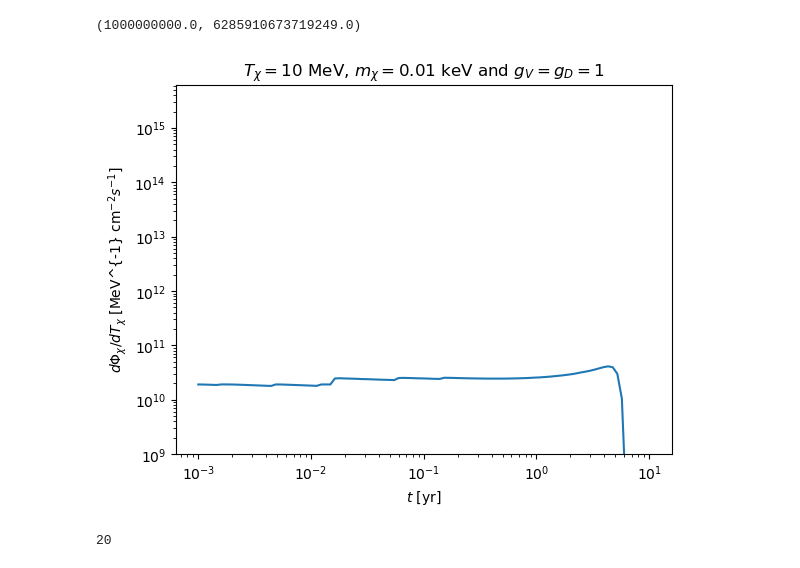
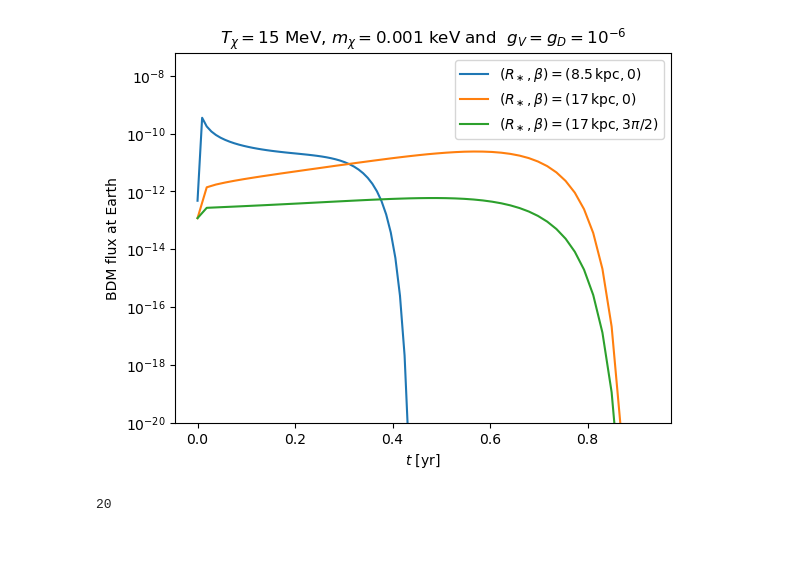
Before and after one commit to yenhsunlin/SNnuBDM2, a Jupyter notebook: src/snvbdm.ipynb, the cells around one changed output. Cells and saved outputs as stored; diff of their text form; code cells hidden in the pictures.

```diff
--- a/src/snvbdm.ipynb
+++ b/src/snvbdm.ipynb
@@ -263,22 +136,0 @@ Object `maxtheta` not found.
-# %%
-Rstar = 8.5
-Tx = 10
-mx = 1
-mV = mx/3
-theta_ls = np.logspace(-2,np.log10(np.pi/2),20)
-phi_ls = np.linspace(0,2*np.pi,20)
-bdmflux_legacy = []
-time_ls = np.logspace(np.log10(yr2s)-3,np.log10(yr2s)+2.3,10)
-i = 1
-for t in time_ls:
-    def f(x):
-        theta = x[0]
-        return 2*np.pi*get_BDMflux_theta_legacy(t,Tx,mx,Rstar,theta,0,0)
-        #if ~np.isnan(flux):
-        #    return flux
-        #else: return 0
-    integ = vegas.Integrator([[0, np.pi]])
-    result = integ(f,nitn=10,neval=1000)
-    bdmflux_legacy.append(result.mean)
-    print(i,end='\r')
-    i+=1
@@ -323,14 +204,17 @@ for t in time_ls:
 # %%
-plt.plot(time_ls/yr2s,np.array(bdmflux))
-plt.xscale('log')
+plt.plot(time_ls1/yr2s,np.array(bdmflux1)*1e-24,label=r'$(R_\ast,\beta)=(8.5\,{\rm kpc},0)$')
+plt.plot(time_ls2/yr2s,bdmflux2*1e-24,label=r'$(R_\ast,\beta)=(17\,{\rm kpc},0)$')
+plt.plot(time_ls2/yr2s,bdmflux3*1e-24,label=r'$(R_\ast,\beta)=(17\,{\rm kpc},3\pi/2)$')
+#plt.xscale('log')
 plt.yscale('log')
 plt.xlabel(r'$t$ [yr]')
-plt.ylabel(r'$d\Phi_\chi/dT_\chi$ [MeV^{-1} cm$^{-2} s^{-1}$]')
-plt.title(f'$T_\chi = {Tx}$ MeV, $m_\chi = {mx}$ keV and $g_V=g_D=1$')
-plt.ylim(1e9,)
+plt.ylabel(r'BDM flux at Earth')
+plt.title(f'$T_\chi = {Tx}$ MeV, $m_\chi = {mx}$ keV and ' + ' $g_V=g_D=10^{-6}$')
+plt.legend()
+plt.ylim(1e-20)
+plt.savefig('flux_4.pdf',bbox_inches='tight')
 # %% [output]
-(1000000000.0, 6285910673719249.0)
-[figure, old version]
+[figure, new version]
 # %%
 #theta_ls = np.logspace(-5,np.log10(np.pi/2),50)
 #phi_ls = np.linspace(0,2*np.pi,20)
```
Also changed, not shown: parts of 27 cells of this notebook, 10 other files.
